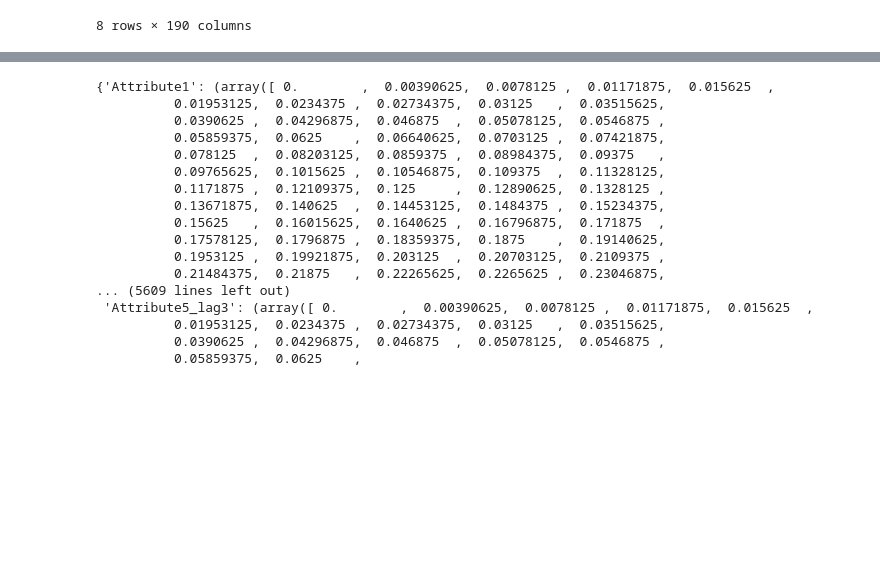
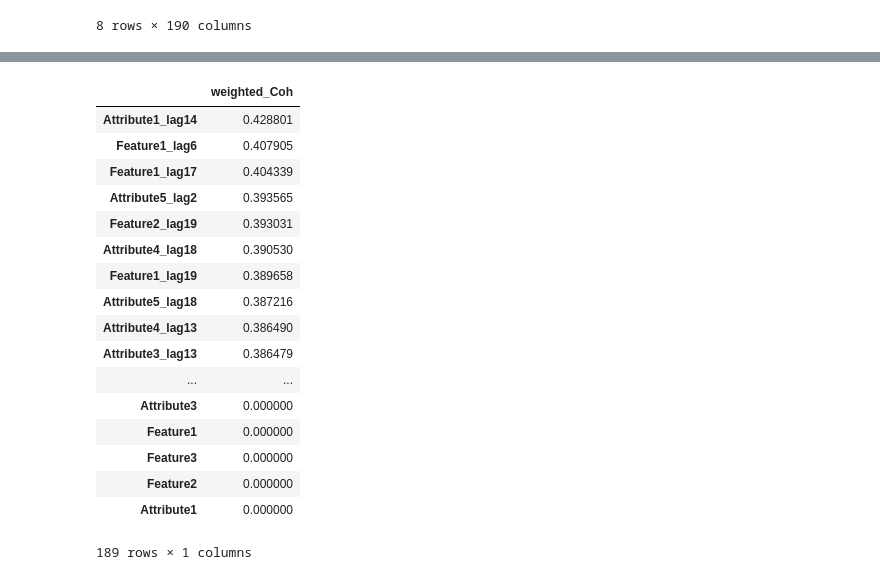
Before and after one commit to austinbock/project1, a Jupyter notebook: Capstone1 Data Investigation.ipynb, the cells around one changed output, grey strips where cells are left out. Cells and saved outputs as stored; diff of their text form; code cells hidden in the pictures; blank space fills up the shorter version.

```diff
--- a/Capstone1 Data Investigation.ipynb
+++ b/Capstone1 Data Investigation.ipynb
@@ -306,0 +297,17 @@ array([ 20.9])
+# %%
+CSD_Matrix = {}           #dict of cross spectral density matrix
+CSD_Amp = {}              #dict of modulus of complex CSD_Matrix
+Coh_Matrix = {}           #dict to make coherence matrix
+w_Coh = {}                #dict of final weighted coherence
+
+for col in lag7_df:
+        if col != 'Error': #only compare Error to each lagged attribute, not itself
+
+            #cross spectral density
+            f1, CSD_Matrix[col] = signal.csd(lag7data_df.Error, lag7data_df[col], 1)
+
+            #calc modulus of complex CSD as CSD amplitude
+            CSD_Amp[col] = sqrt(CSD_Matrix[col].real**2 + CSD_Matrix[col].imag**2)
+
+            #coherence of Error and each feature/attribute from time lagged dataframe
+            f2, Coh_Matrix[col] = signal.coherence(lag7data_df.Error, lag7data_df[col], 1)
@@ -307,10 +316,4 @@ array([ 20.9])
 # %%
-#loop through and calculate coherence matrix and cross correlation matrix of Error to each lagged attr/feature
-coh_matrix = {}
-cr_corr_matrix = {}
-
 for col in lag7_df:
         if col != 'Error': #only compare Error to each lagged attribute, not itself
-            coh_matrix[col] = signal.coherence(lag7data_df.Error, lag7data_df[col], 1)
-            #print('loop=%d', col)
-            cr_corr_matrix[col] = numpy.correlate(lag7data_df.Error,lag7data_df[col])
+            w_Coh[col] = sum(CSD_Amp[col] * Coh_Matrix[col]) / sum(CSD_Amp[col])
@@ -338,21 +320,22 @@ cr_corr_matrix
-# %%
-#show coherence matrix
-coh_matrix
-# %% [output]
-{'Attribute1': (array([ 0.        ,  0.00390625,  0.0078125 ,  0.01171875,  0.015625  ,
-          0.01953125,  0.0234375 ,  0.02734375,  0.03125   ,  0.03515625,
-          0.0390625 ,  0.04296875,  0.046875  ,  0.05078125,  0.0546875 ,
-          0.05859375,  0.0625    ,  0.06640625,  0.0703125 ,  0.07421875,
-          0.078125  ,  0.08203125,  0.0859375 ,  0.08984375,  0.09375   ,
-          0.09765625,  0.1015625 ,  0.10546875,  0.109375  ,  0.11328125,
-          0.1171875 ,  0.12109375,  0.125     ,  0.12890625,  0.1328125 ,
-          0.13671875,  0.140625  ,  0.14453125,  0.1484375 ,  0.15234375,
-          0.15625   ,  0.16015625,  0.1640625 ,  0.16796875,  0.171875  ,
-          0.17578125,  0.1796875 ,  0.18359375,  0.1875    ,  0.19140625,
-          0.1953125 ,  0.19921875,  0.203125  ,  0.20703125,  0.2109375 ,
-          0.21484375,  0.21875   ,  0.22265625,  0.2265625 ,  0.23046875,
-... (5609 lines left out)
- 'Attribute5_lag3': (array([ 0.        ,  0.00390625,  0.0078125 ,  0.01171875,  0.015625  ,
-          0.01953125,  0.0234375 ,  0.02734375,  0.03125   ,  0.03515625,
-          0.0390625 ,  0.04296875,  0.046875  ,  0.05078125,  0.0546875 ,
-          0.05859375,  0.0625    ,
+# %%
+w_Coh_df = pd.Series(w_Coh, name = 'weighted_Coh').fillna(0).sort_values(ascending = False)
+w_Coh_df.to_frame()
+# %% [output]
+|  | weighted_Coh |
+| Attribute1_lag14 | 0.428801 |
+| Feature1_lag6 | 0.407905 |
+| Feature1_lag17 | 0.404339 |
+| Attribute5_lag2 | 0.393565 |
+| Feature2_lag19 | 0.393031 |
+| Attribute4_lag18 | 0.390530 |
+| Feature1_lag19 | 0.389658 |
+| Attribute5_lag18 | 0.387216 |
+| Attribute4_lag13 | 0.386490 |
+| Attribute3_lag13 | 0.386479 |
+| ... | ... |
+| Attribute3 | 0.000000 |
+| Feature1 | 0.000000 |
+| Feature3 | 0.000000 |
+| Feature2 | 0.000000 |
+| Attribute1 | 0.000000 |
+189 rows × 1 columns
```
Also changed, not shown: parts of 29 cells of this notebook.
